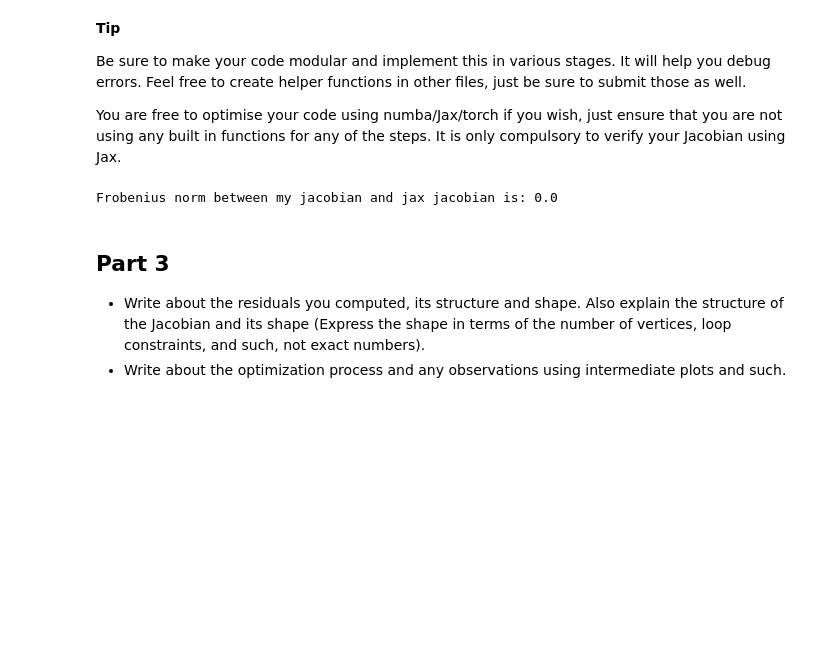
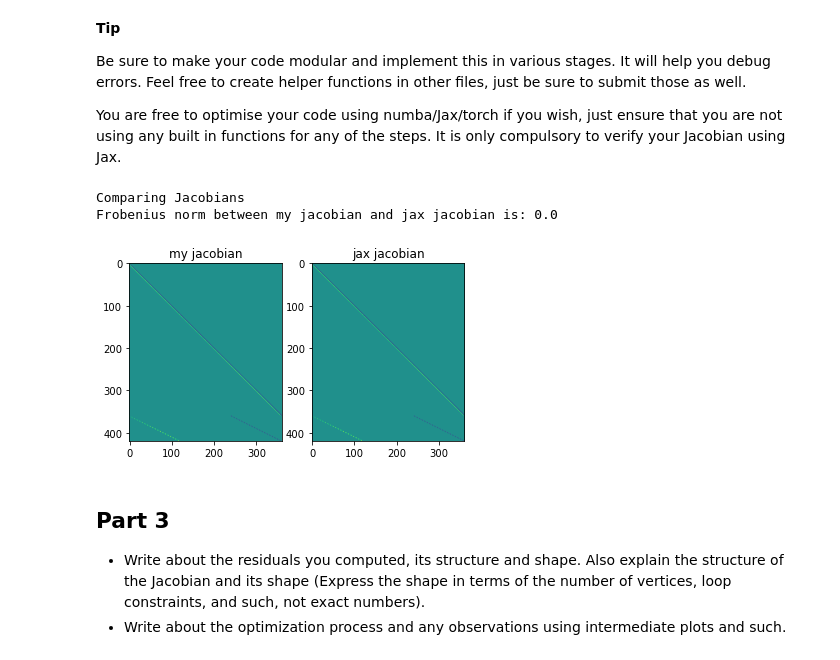
Before and after one commit to BhaskarJoshi-01/Mobile-Robotics---Monsoon-2021, a Jupyter notebook: Project-1/questions/Question 2 - 2D SLAM.ipynb, the cells around one changed output. Saved outputs shown, nothing was run; the diff lists cells and outputs as text; code cells hidden in the pictures; blank space fills up the shorter version.

```diff
--- a/Project-1/questions/Question 2 - 2D SLAM.ipynb
+++ b/Project-1/questions/Question 2 - 2D SLAM.ipynb
@@ -133,0 +42,11 @@ Estimate using odometry
+# %%
+
+EDGES_FILE = '../data/edges.txt'
+EDGES_POSES_FILE = '../data/edges-poses.g2o'
+
+nodes, edges = helpers.read_data(EDGES_FILE)
+fixed = nodes[:, 0]
+poses = calc_init_poses(fixed, edges)
+print("Estimate using odometry")
+helpers.draw_one(poses[:, 0], poses[:, 1], poses[:, 2])
+helpers.write_edges_poses(EDGES_POSES_FILE, EDGES_FILE, poses)
@@ -215,10 +79,22 @@ def get_jax_jacob(poses, edges):
-# %%
-my_jacob = get_my_jacob(poses, edges)
-jax_jacob = get_jax_jacob(poses, edges)
-
-frobNorm(my_jacob, jax_jacob, "my jacobian", "jax jacobian")
-# %% [output]
-Frobenius norm between my jacobian and jax jacobian is: 0.0
+# %%
+def compare_jacobs():
+    my_jacob = get_my_jacob(poses, edges, fixed)
+    jax_jacob = get_jax_jacob(poses, edges, fixed)
+
+    print("Comparing Jacobians")
+    helpers.frobNorm(my_jacob, jax_jacob, "my jacobian", "jax jacobian")
+    fig, ax = plt.subplots(1, 2)
+    ax[0].imshow(my_jacob)
+    ax[1].imshow(jax_jacob)
+    ax[0].set_title('my jacobian')
+    ax[1].set_title('jax jacobian')
+    plt.show()
+
+compare_jacobs()
+# %% [output]
+Comparing Jacobians
+Frobenius norm between my jacobian and jax jacobian is: 0.0
+[figure, added]
 # %% [markdown]
 ## Part 3
 
```
Also changed, not shown: parts of 4 cells of this notebook, 2 other files.
